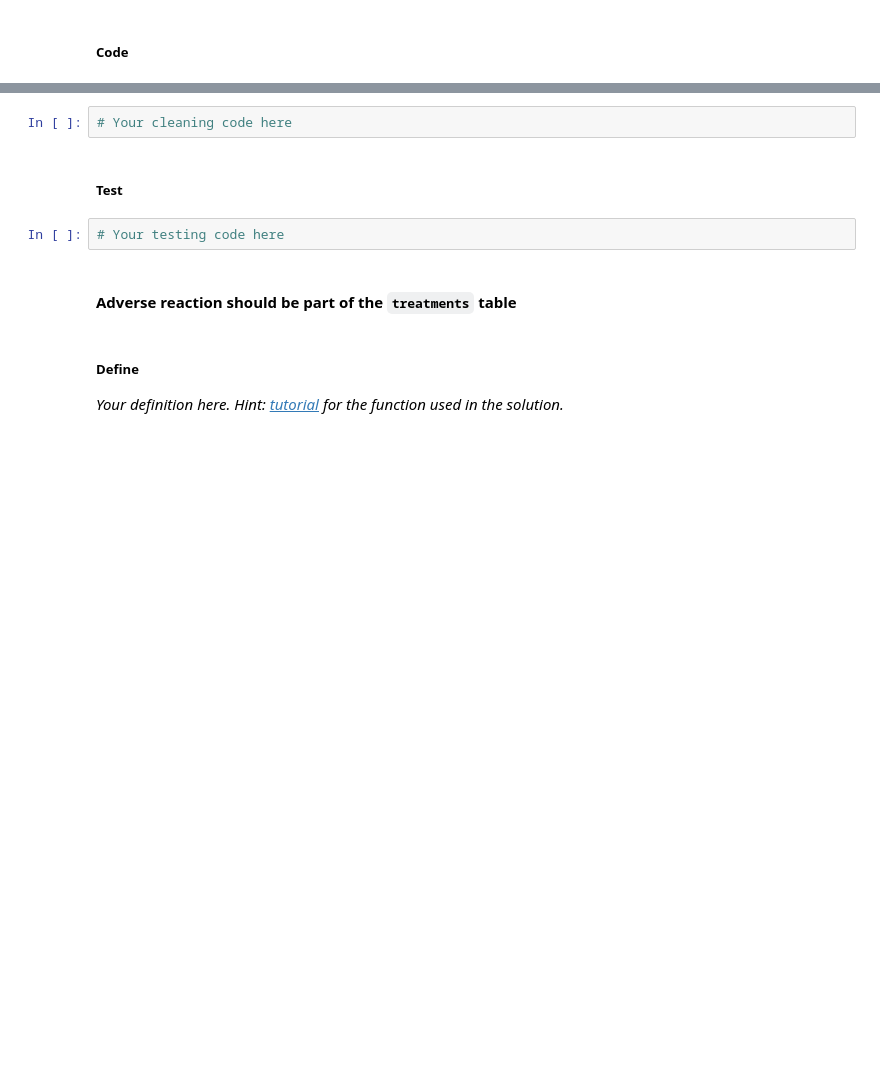
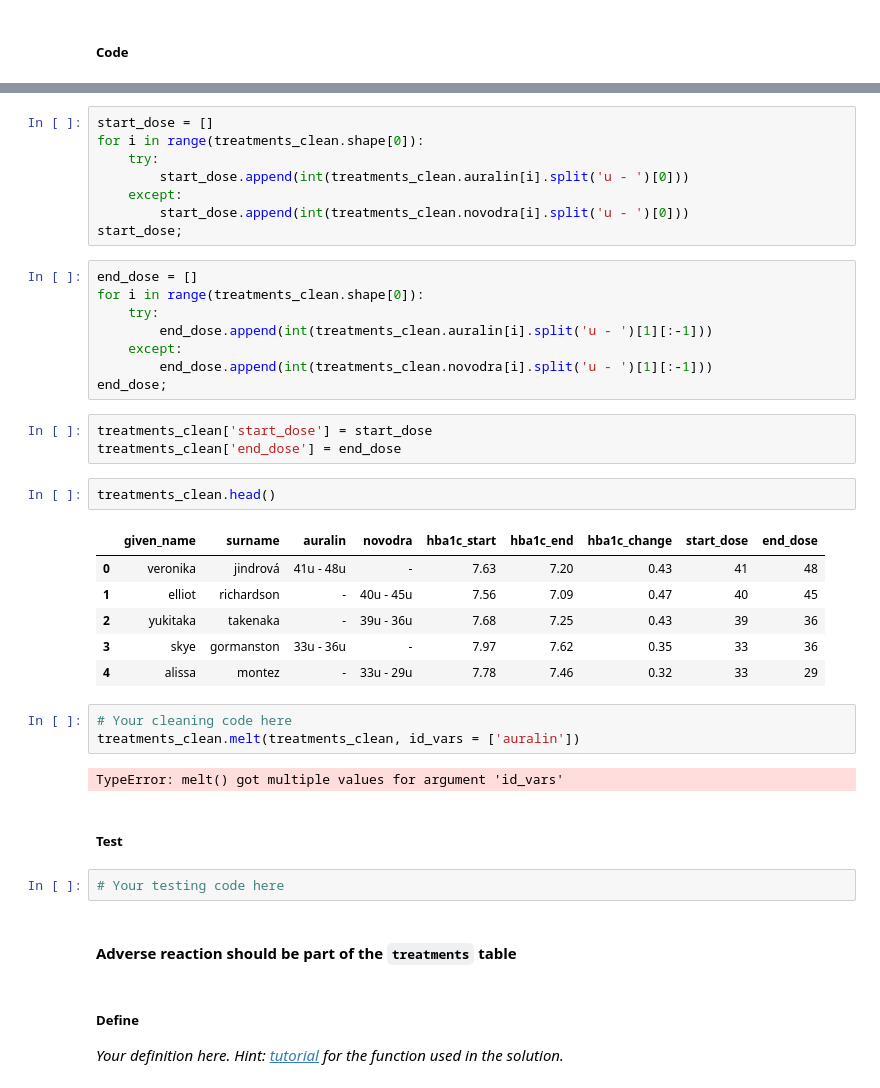
Before and after one commit to jmlam/Ud-Data-Wrangle, a Jupyter notebook: Oral_Insulin/cleaning-student.ipynb, the cells around one changed output, grey strips where cells are left out. Cells and saved outputs as stored; diff of their text form; blank space fills up the shorter version.

Commit message:
Created startdose and enddose columns in treatmentclean

```diff
--- a/Oral_Insulin/cleaning-student.ipynb
+++ b/Oral_Insulin/cleaning-student.ipynb
@@ -442,5 +454,36 @@ patients_clean.head()
+# %%
+start_dose = []
+for i in range(treatments_clean.shape[0]):
+    try:
+        start_dose.append(int(treatments_clean.auralin[i].split('u - ')[0]))
+    except:
+        start_dose.append(int(treatments_clean.novodra[i].split('u - ')[0]))
+start_dose;
+# %%
+end_dose = []
+for i in range(treatments_clean.shape[0]):
+    try:
+        end_dose.append(int(treatments_clean.auralin[i].split('u - ')[1][:-1]))
+    except:
+        end_dose.append(int(treatments_clean.novodra[i].split('u - ')[1][:-1]))
+end_dose;
+# %%
+treatments_clean['start_dose'] = start_dose
+treatments_clean['end_dose'] = end_dose
+# %%
+treatments_clean.head()
+# %% [output]
+|  | given_name | surname | auralin | novodra | hba1c_start | hba1c_end | hba1c_change | start_dose | end_dose |
+| 0 | veronika | jindrová | 41u - 48u | - | 7.63 | 7.20 | 0.43 | 41 | 48 |
+| 1 | elliot | richardson | - | 40u - 45u | 7.56 | 7.09 | 0.47 | 40 | 45 |
+| 2 | yukitaka | takenaka | - | 39u - 36u | 7.68 | 7.25 | 0.43 | 39 | 36 |
+| 3 | skye | gormanston | 33u - 36u | - | 7.97 | 7.62 | 0.35 | 33 | 36 |
+| 4 | alissa | montez | - | 33u - 29u | 7.78 | 7.46 | 0.32 | 33 | 29 |
 # %%
 # Your cleaning code here
+treatments_clean.melt(treatments_clean, id_vars = ['auralin'])
+# %% [output]
+TypeError: melt() got multiple values for argument 'id_vars'
 # %% [markdown]
 ##### Test
 # %%
```
Also changed, not shown: parts of 2 cells of this notebook.
